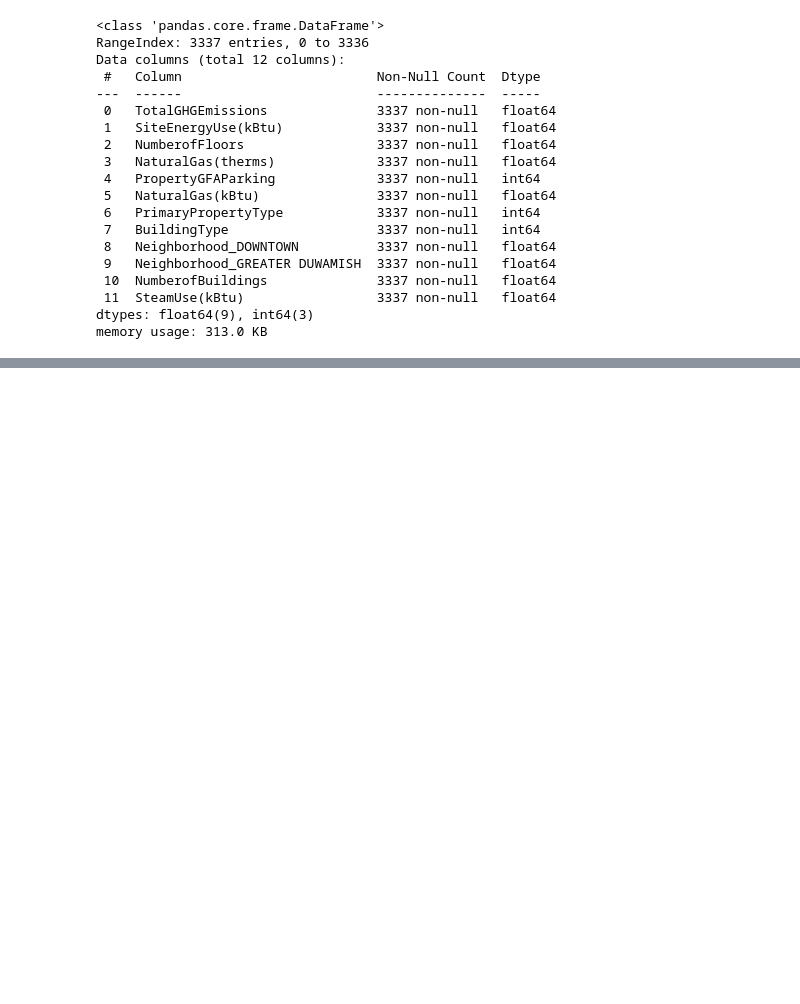
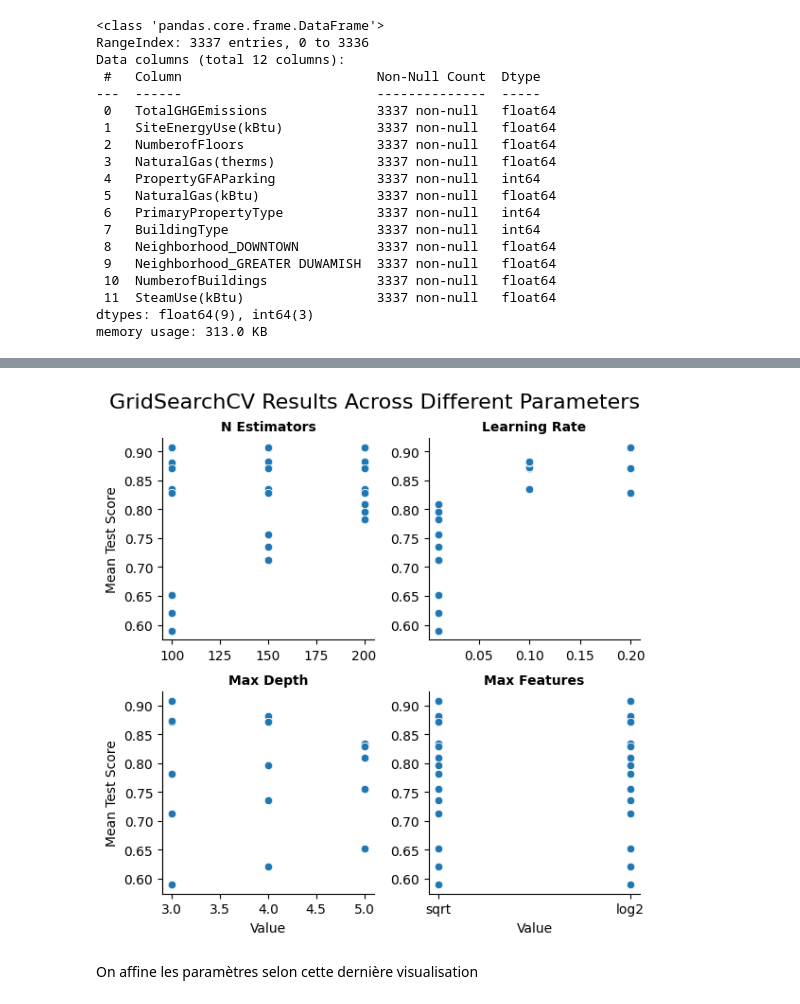
Before and after one commit to CharbonneauJean/OC-Projet3, a Jupyter notebook: predictions.ipynb, the cells around one changed output, grey strips where cells are left out. Saved outputs shown, nothing was run; the diff lists cells and outputs as text; code cells hidden in the pictures; blank space fills up the shorter version.

```diff
--- a/predictions.ipynb
+++ b/predictions.ipynb
@@ -521,0 +622,29 @@ fig.show()
+# %%
+import seaborn as sns
+import matplotlib.pyplot as plt
+import pandas as pd
+
+# Convert the grid_search_gbr.cv_results_ to a DataFrame
+results = pd.DataFrame(grid_search_gbr.cv_results_)
+
+# Select and rename columns for easier reading
+results = results[['param_n_estimators', 'param_learning_rate', 'param_max_depth', 'param_max_features', 'mean_test_score']]
+results.columns = ['N Estimators', 'Learning Rate', 'Max Depth', 'Max Features', 'Mean Test Score']
+
+# Melt the DataFrame for easier plotting
+results_melted = results.melt(id_vars='Mean Test Score', var_name='Parameter', value_name='Value')
+
+# Create the FacetGrid
+g = sns.FacetGrid(results_melted, col='Parameter', sharex=False, sharey=False, col_wrap=2)
+g = g.map(sns.scatterplot, 'Value', 'Mean Test Score')
+
+# Add titles and adjust layout
+g.set_titles(col_template="{col_name}", fontweight='bold', fontsize=14)
+plt.subplots_adjust(top=0.9)
+g.fig.suptitle('GridSearchCV Results Across Different Parameters', fontsize=16)
+
+plt.show()
+# %% [output]
+[figure, added]
+# %% [markdown]
+On affine les paramètres selon cette dernière visualisation
```
Also changed, not shown: parts of 12 cells of this notebook, 1 other file.
